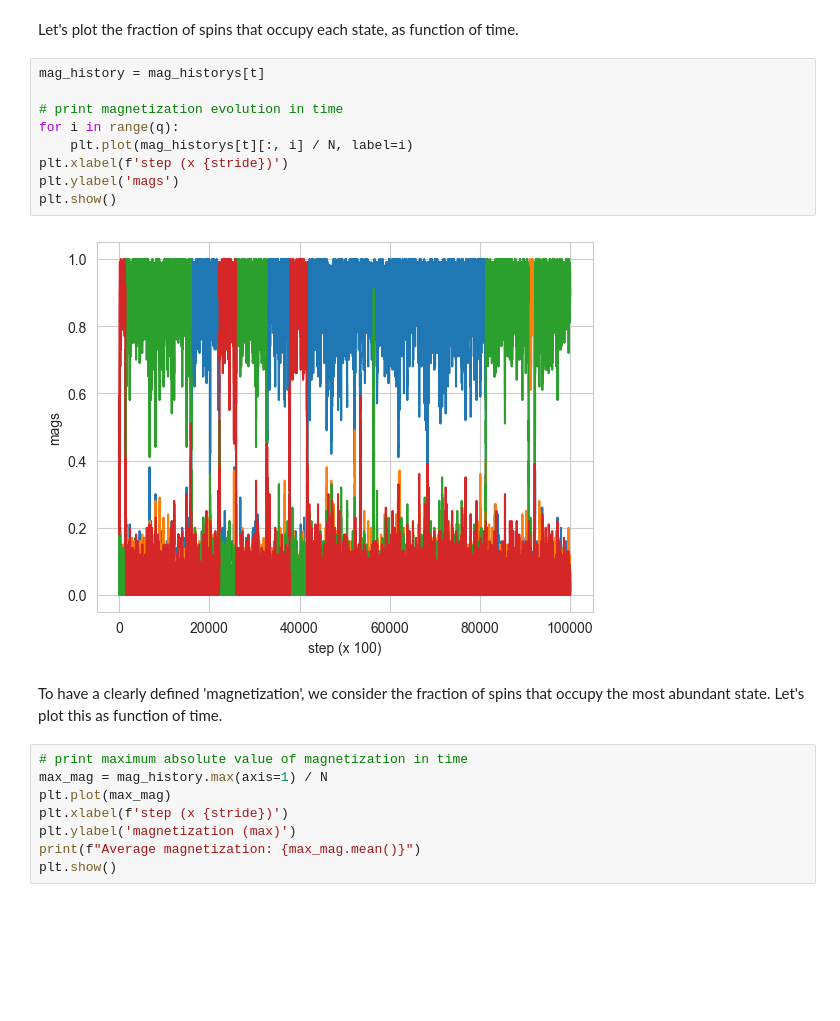
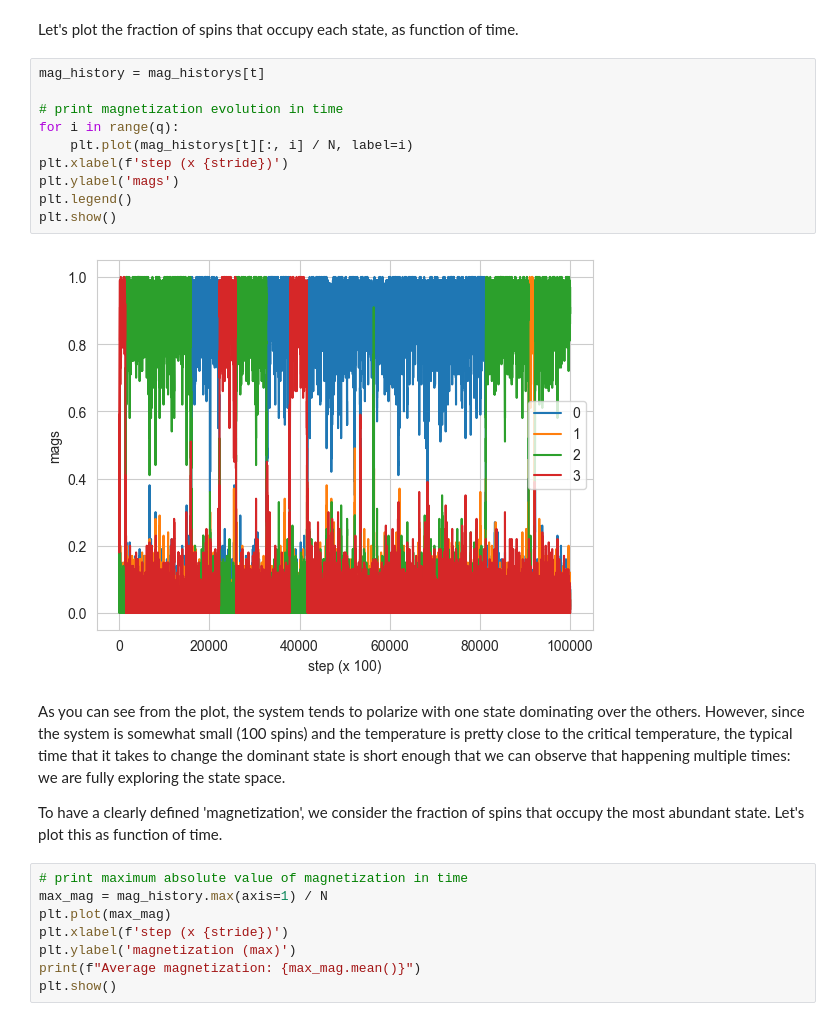
Before and after one commit to DarioFi/Potts-model-phase-transitions, a Jupyter notebook: mattia.ipynb, the cells around one changed output. Cells and saved outputs as stored; diff of their text form; blank space fills up the shorter version.

```diff
--- a/mattia.ipynb
+++ b/mattia.ipynb
@@ -276,16 +278,19 @@ Let's plot the fraction of spins that occupy each state, as function of time.
 # %%
 mag_history = mag_historys[t]
 
 # print magnetization evolution in time
 for i in range(q):
     plt.plot(mag_historys[t][:, i] / N, label=i)
 plt.xlabel(f'step (x {stride})')
 plt.ylabel('mags')
+plt.legend()
 plt.show()
 # %% [output]
-[figure, old version]
+[figure, new version]
-# %% [markdown]
-To have a clearly defined 'magnetization', we consider the fraction of spins that occupy the most abundant state. Let's plot this as function of time.
+# %% [markdown]
+As you can see from the plot, the system tends to polarize with one state dominating over the others. However, since the system is somewhat small (100 spins) and the temperature is pretty close to the critical temperature, the typical time that it takes to change the dominant state is short enough that we can observe that happening multiple times: we are fully exploring the state space.
+
+To have a clearly defined 'magnetization', we consider the fraction of spins that occupy the most abundant state. Let's plot this as function of time.
 # %%
 # print maximum absolute value of magnetization in time
 max_mag = mag_history.max(axis=1) / N
```
Also changed, not shown: parts of 21 cells of this notebook.
